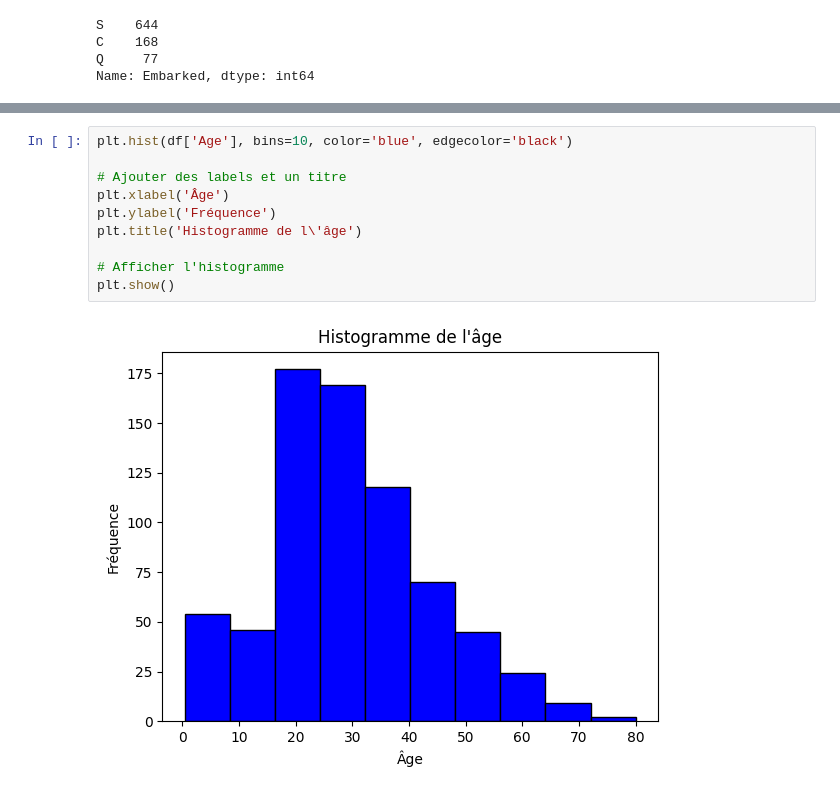
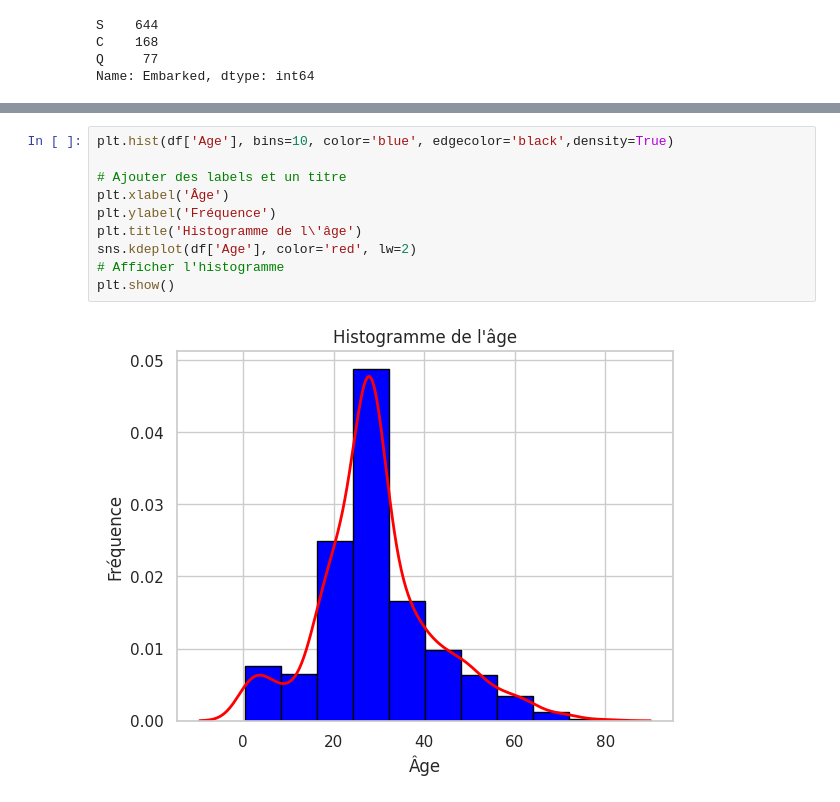
Before and after one commit to samiHEL/ML_Intro_Regression, a Jupyter notebook: ML_Intro_regression.ipynb, the cells around one changed output, grey strips where cells are left out. Drawn from its saved outputs; the diff is of its cells as text.

```diff
--- a/ML_Intro_regression.ipynb
+++ b/ML_Intro_regression.ipynb
@@ -375,12 +396,12 @@ KeyError: ignored
 # %%
-plt.hist(df['Age'], bins=10, color='blue', edgecolor='black')
+plt.hist(df['Age'], bins=10, color='blue', edgecolor='black',density=True)
 
 # Ajouter des labels et un titre
 plt.xlabel('Âge')
 plt.ylabel('Fréquence')
 plt.title('Histogramme de l\'âge')
-
+sns.kdeplot(df['Age'], color='red', lw=2)
 # Afficher l'histogramme
 plt.show()
 # %% [output]
-[figure, old version]
+[figure, new version]
```
Also changed, not shown: parts of 33 cells of this notebook.
